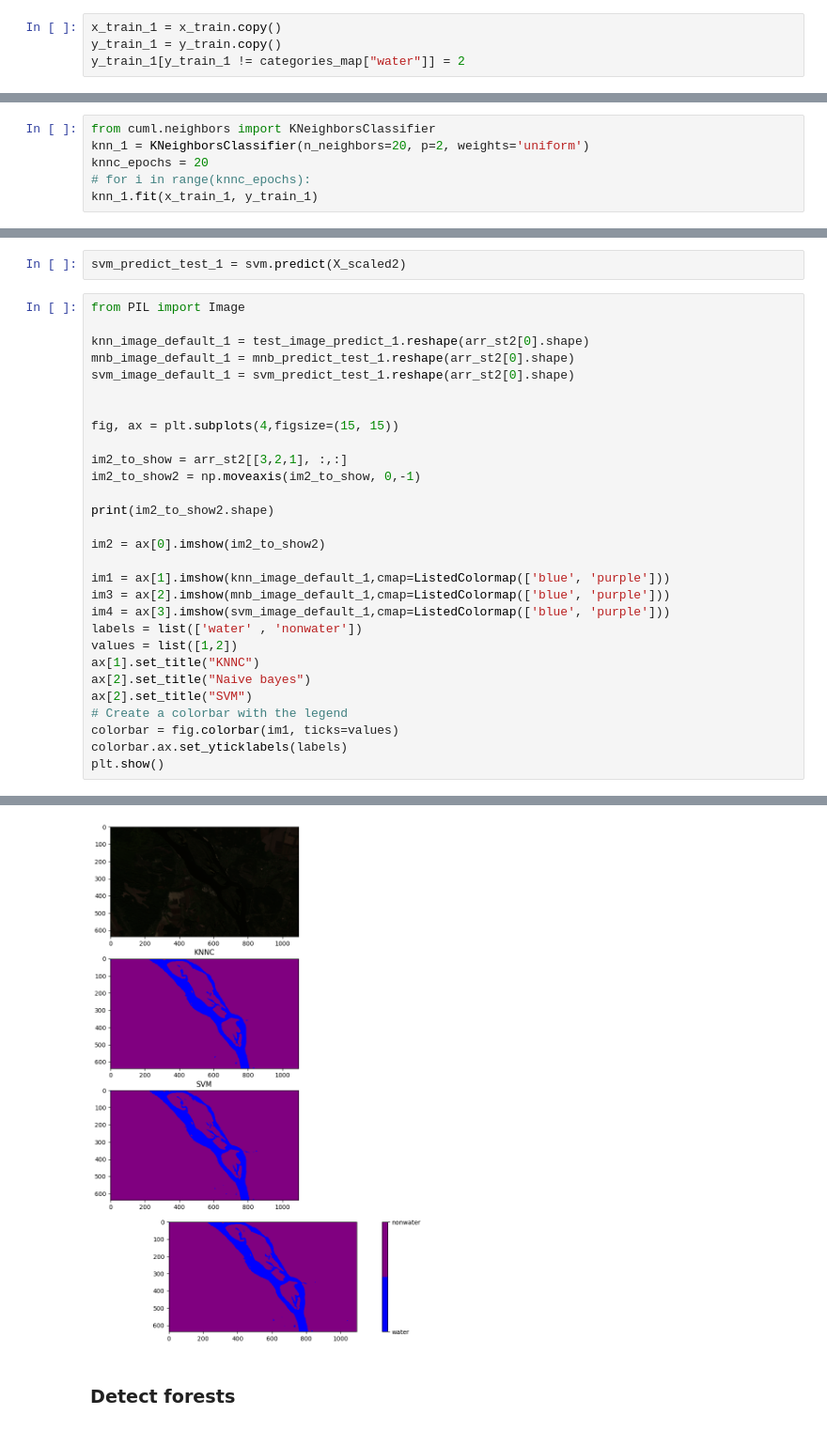
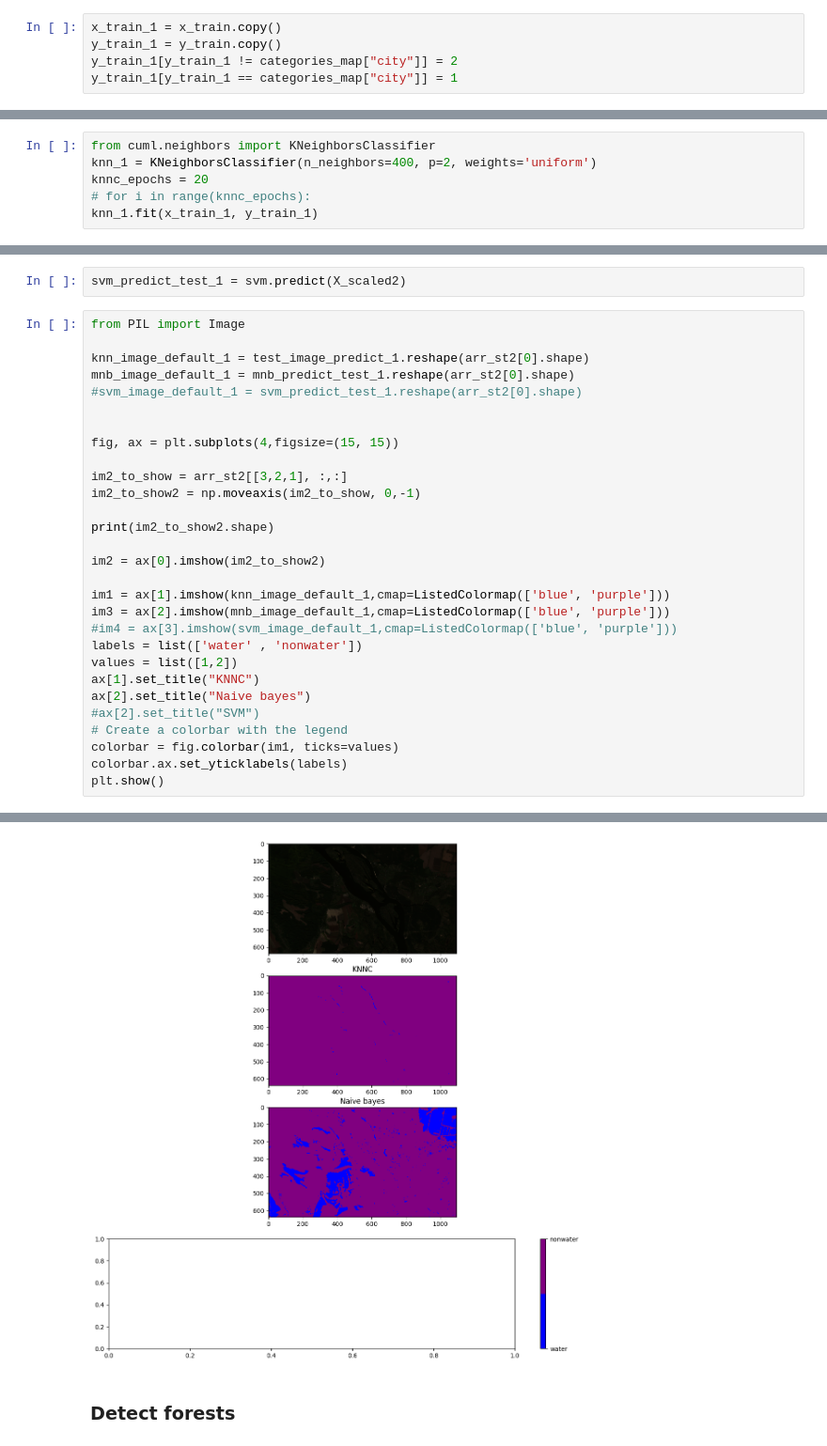
Before and after one commit to angpysha/Satellite_Imagery_Analysis, a Jupyter notebook: Classification/dataset_5_binary_tree.ipynb, the cells around one changed output, grey strips where cells are left out. Shown at 94% size. Saved outputs shown, nothing was run; the diff lists cells and outputs as text.

```diff
--- a/Classification/dataset_5_binary_tree.ipynb
+++ b/Classification/dataset_5_binary_tree.ipynb
@@ -255,7 +255,8 @@ x_train_1_range
 # %%
 x_train_1 = x_train.copy()
 y_train_1 = y_train.copy()
-y_train_1[y_train_1 != categories_map["water"]] = 2
+y_train_1[y_train_1 != categories_map["city"]] = 2
+y_train_1[y_train_1 == categories_map["city"]] = 1
 # %%
 from cuml.naive_bayes import MultinomialNB, GaussianNB, CategoricalNB, BernoulliNB
 mnb_1 = GaussianNB()
@@ -270,7 +272,7 @@ y_test_1[y_test_1 != categories_map["water"]] = 2
 mnb_pred_1 = mnb_res_1.predict(x_test_1)
 # %%
 from cuml.neighbors import KNeighborsClassifier
-knn_1 = KNeighborsClassifier(n_neighbors=20, p=2, weights='uniform')
+knn_1 = KNeighborsClassifier(n_neighbors=400, p=2, weights='uniform')
 knnc_epochs = 20
 # for i in range(knnc_epochs):
 knn_1.fit(x_train_1, y_train_1)
@@ -590,35 +595,35 @@ svm_predict_test_1 = svm.predict(X_scaled2)
 # %%
 from PIL import Image
 
 knn_image_default_1 = test_image_predict_1.reshape(arr_st2[0].shape)
 mnb_image_default_1 = mnb_predict_test_1.reshape(arr_st2[0].shape)
-svm_image_default_1 = svm_predict_test_1.reshape(arr_st2[0].shape)
+#svm_image_default_1 = svm_predict_test_1.reshape(arr_st2[0].shape)
 
 
 fig, ax = plt.subplots(4,figsize=(15, 15))
 
 im2_to_show = arr_st2[[3,2,1], :,:]
 im2_to_show2 = np.moveaxis(im2_to_show, 0,-1)
 
 print(im2_to_show2.shape)
 
 im2 = ax[0].imshow(im2_to_show2)
 
 im1 = ax[1].imshow(knn_image_default_1,cmap=ListedColormap(['blue', 'purple']))
 im3 = ax[2].imshow(mnb_image_default_1,cmap=ListedColormap(['blue', 'purple']))
-im4 = ax[3].imshow(svm_image_default_1,cmap=ListedColormap(['blue', 'purple']))
+#im4 = ax[3].imshow(svm_image_default_1,cmap=ListedColormap(['blue', 'purple']))
 labels = list(['water' , 'nonwater'])
 values = list([1,2])
 ax[1].set_title("KNNC")
 ax[2].set_title("Naive bayes")
-ax[2].set_title("SVM")
+#ax[2].set_title("SVM")
 # Create a colorbar with the legend
 colorbar = fig.colorbar(im1, ticks=values)
 colorbar.ax.set_yticklabels(labels)
 plt.show()
 # %% [output]
 (638, 1094, 3)
-[figure, old version]
+[figure, new version]
 # %% [markdown]
 ### Detect forests
 # %%
```
Also changed, not shown: parts of 11 cells of this notebook, 5 other files.
